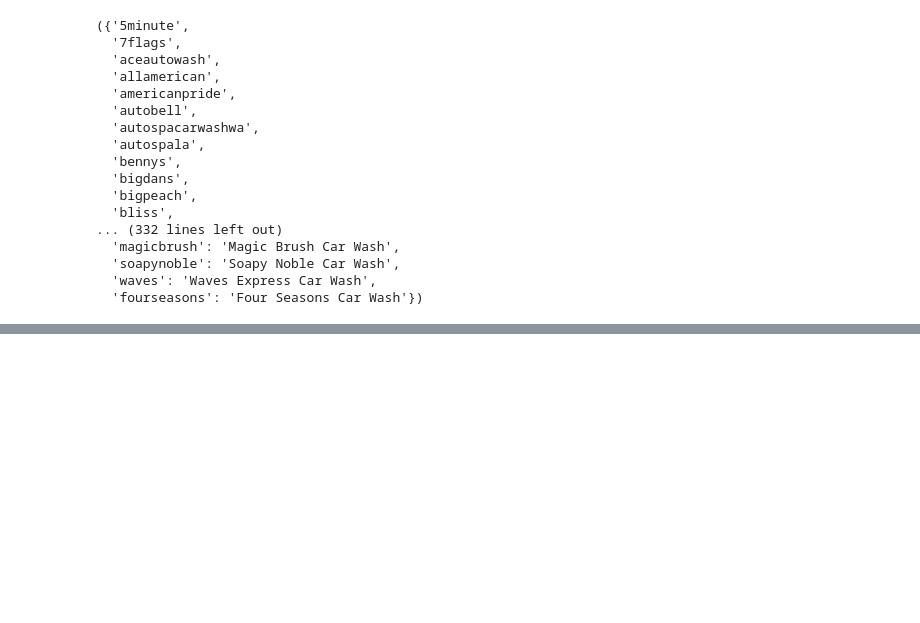
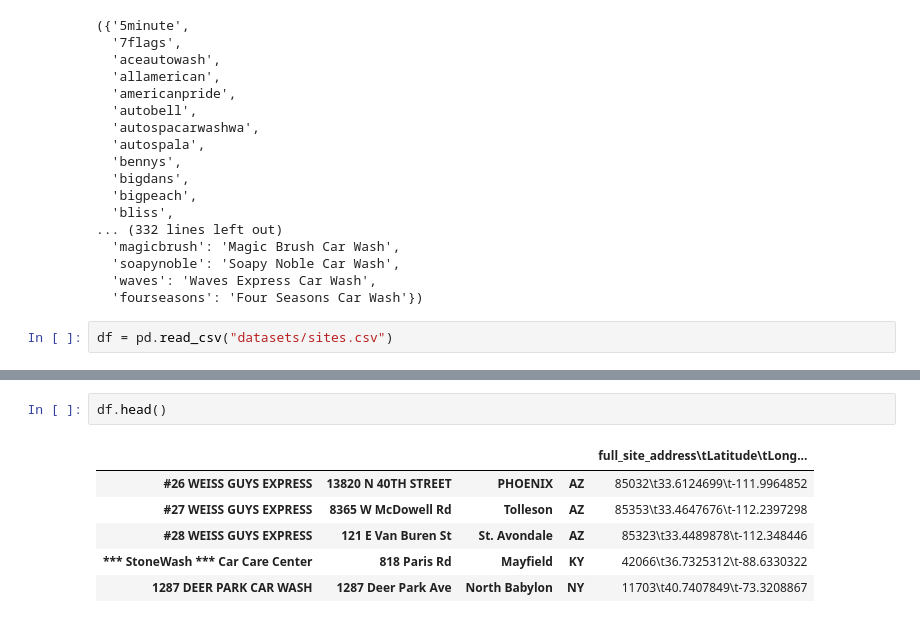
Before and after one commit to arpi57/sonnysDataCollection, a Jupyter notebook: getCompanyNames.ipynb, the cells around one changed output, grey strips where cells are left out. Saved outputs shown, nothing was run; the diff lists cells and outputs as text; blank space fills up the shorter version.

```diff
--- a/getCompanyNames.ipynb
+++ b/getCompanyNames.ipynb
@@ -127,3 +127,5 @@ build_normalized_name_database(a[:176])
   'soapynoble': 'Soapy Noble Car Wash',
   'waves': 'Waves Express Car Wash',
   'fourseasons': 'Four Seasons Car Wash'})
+# %%
+df = pd.read_csv("datasets/sites.csv")
@@ -129,0 +199,9 @@ build_normalized_name_database(a[:176])
+# %%
+df.head()
+# %% [output]
+|  |  |  |  | full_site_address\tLatitude\tLong... |
+| #26 WEISS GUYS EXPRESS | 13820 N 40TH STREET | PHOENIX | AZ | 85032\t33.6124699\t-111.9964852 |
+| #27 WEISS GUYS EXPRESS | 8365 W McDowell Rd | Tolleson | AZ | 85353\t33.4647676\t-112.2397298 |
+| #28 WEISS GUYS EXPRESS | 121 E Van Buren St | St. Avondale | AZ | 85323\t33.4489878\t-112.348446 |
+| *** StoneWash *** Car Care Center | 818 Paris Rd | Mayfield | KY | 42066\t36.7325312\t-88.6330322 |
+| 1287 DEER PARK CAR WASH | 1287 Deer Park Ave | North Babylon | NY | 11703\t40.7407849\t-73.3208867 |
```
Also changed, not shown: parts of 6 cells of this notebook, 19 other files.
